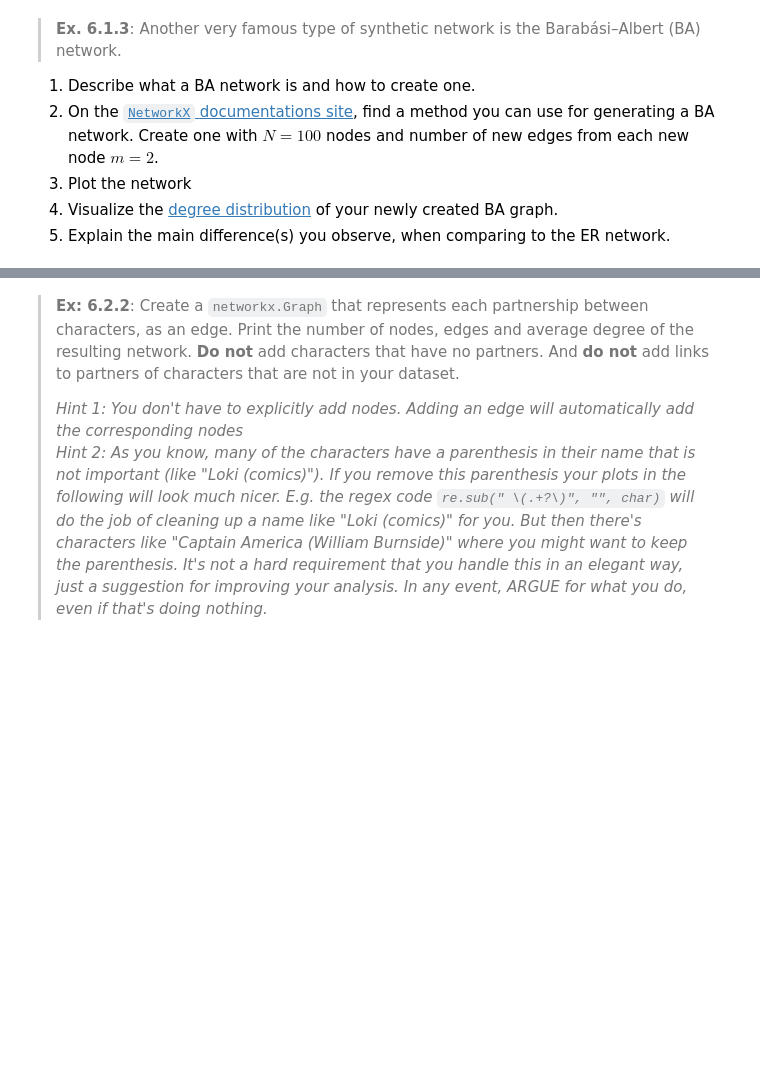
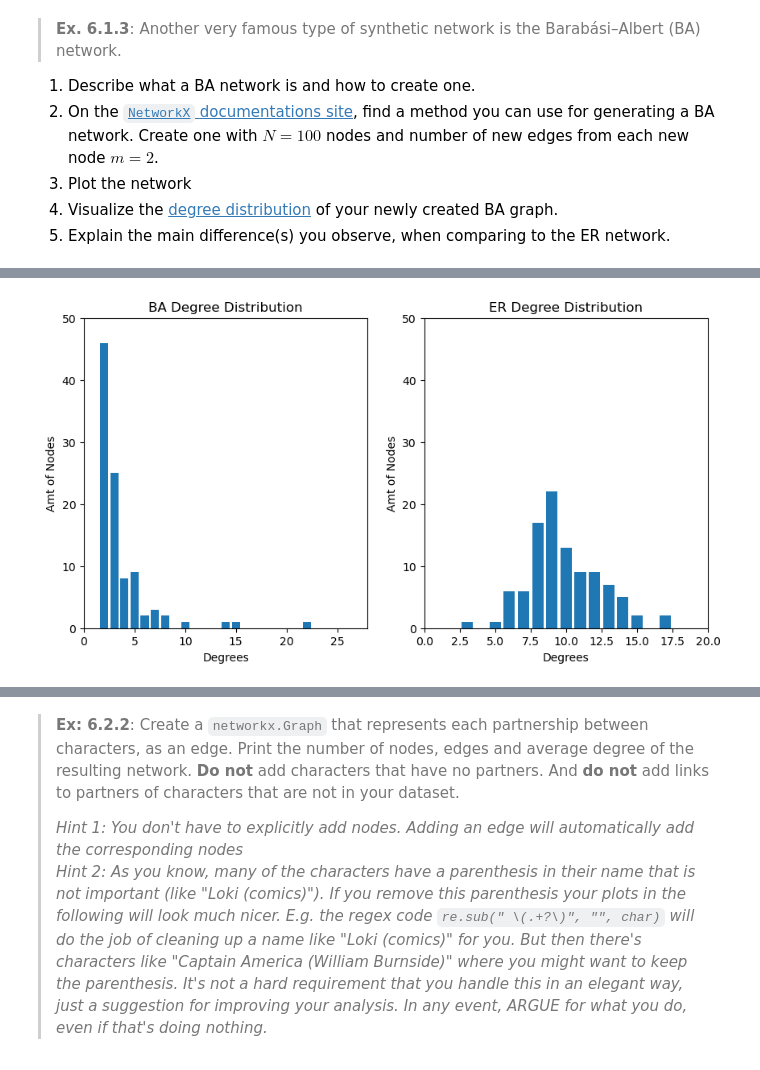
Before and after one commit to UncatchableAlex/Big_Data, a Jupyter notebook: exercises/Assignment_2.ipynb, the cells around one changed output, grey strips where cells are left out. Saved outputs shown, nothing was run; the diff lists cells and outputs as text; code cells hidden in the pictures; blank space fills up the shorter version.

```diff
--- a/exercises/Assignment_2.ipynb
+++ b/exercises/Assignment_2.ipynb
@@ -44,0 +155,25 @@ to fit a model to some data (i.e. find the best parameter values `w`).
+# %%
+NetER = nx.fast_gnp_random_graph(100,0.1)
+histogram2 = nx.degree_histogram(NetER)
+
+
+fig, plot = plt.subplots(1, 2, figsize=(10, 5))
+
+plot[0].bar(range(len(histogram)), histogram)
+plot[0].set_xlabel("Degrees")
+plot[0].set_ylabel("Amt of Nodes")
+plot[0].set_title("BA Degree Distribution")
+plot[0].set_xlim([0,28])
+plot[0].set_ylim([0,50])
+
+
+plot[1].bar(range(len(histogram2)), histogram2)
+plot[1].set_xlabel("Degrees")
+plot[1].set_ylabel("Amt of Nodes")
+plot[1].set_title("ER Degree Distribution")
+plot[1].set_xlim([0,20])
+plot[1].set_ylim([0,50])
+
+plt.show()
+# %% [output]
+[figure, added]
```
Also changed, not shown: parts of 16 cells of this notebook, 1 other file.
